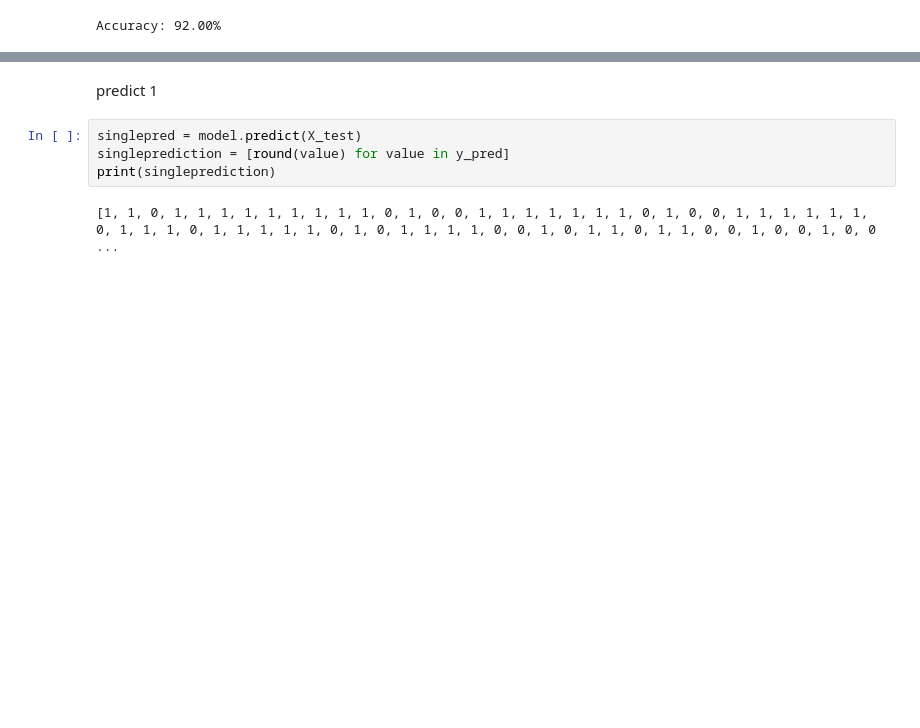
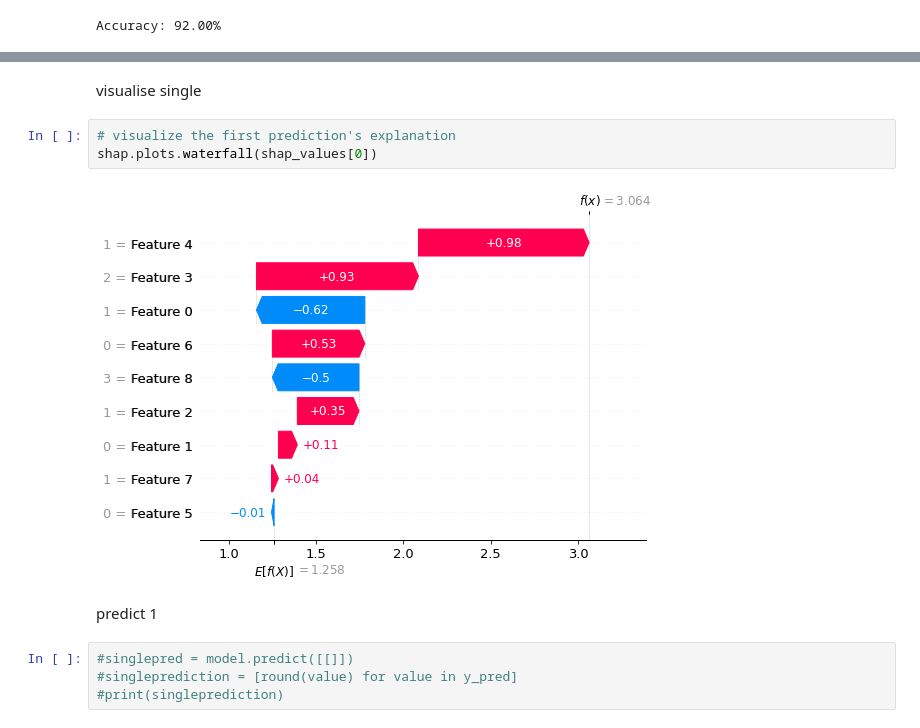
Before and after one commit to LazyHooks/models_aon, a Jupyter notebook: tier_1_ites_bp.ipynb, the cells around one changed output, grey strips where cells are left out. Saved outputs shown, nothing was run; the diff lists cells and outputs as text; blank space fills up the shorter version.

```diff
--- a/tier_1_ites_bp.ipynb
+++ b/tier_1_ites_bp.ipynb
@@ -71,8 +123,13 @@ Accuracy: 92.00%
+# %% [markdown]
+visualise single
+# %%
+# visualize the first prediction's explanation
+shap.plots.waterfall(shap_values[0])
+# %% [output]
+[figure, added]
 # %% [markdown]
 predict 1
 # %%
-singlepred = model.predict(X_test)
-singleprediction = [round(value) for value in y_pred]
-print(singleprediction)
+#singlepred = model.predict([[]])
+#singleprediction = [round(value) for value in y_pred]
+#print(singleprediction)
-# %% [output]
-[1, 1, 0, 1, 1, 1, 1, 1, 1, 1, 1, 1, 0, 1, 0, 0, 1, 1, 1, 1, 1, 1, 1, 0, 1, 0, 0, 1, 1, 1, 1, 1, 1, 0, 1, 1, 1, 0, 1, 1, 1, 1, 1, 0, 1, 0, 1, 1, 1, 1, 0, 0, 1, 0, 1, 1, 0, 1, 1, 0, 0, 1, 0, 0, 1, 0, 0 ...
```
Also changed, not shown: parts of 5 cells of this notebook.
